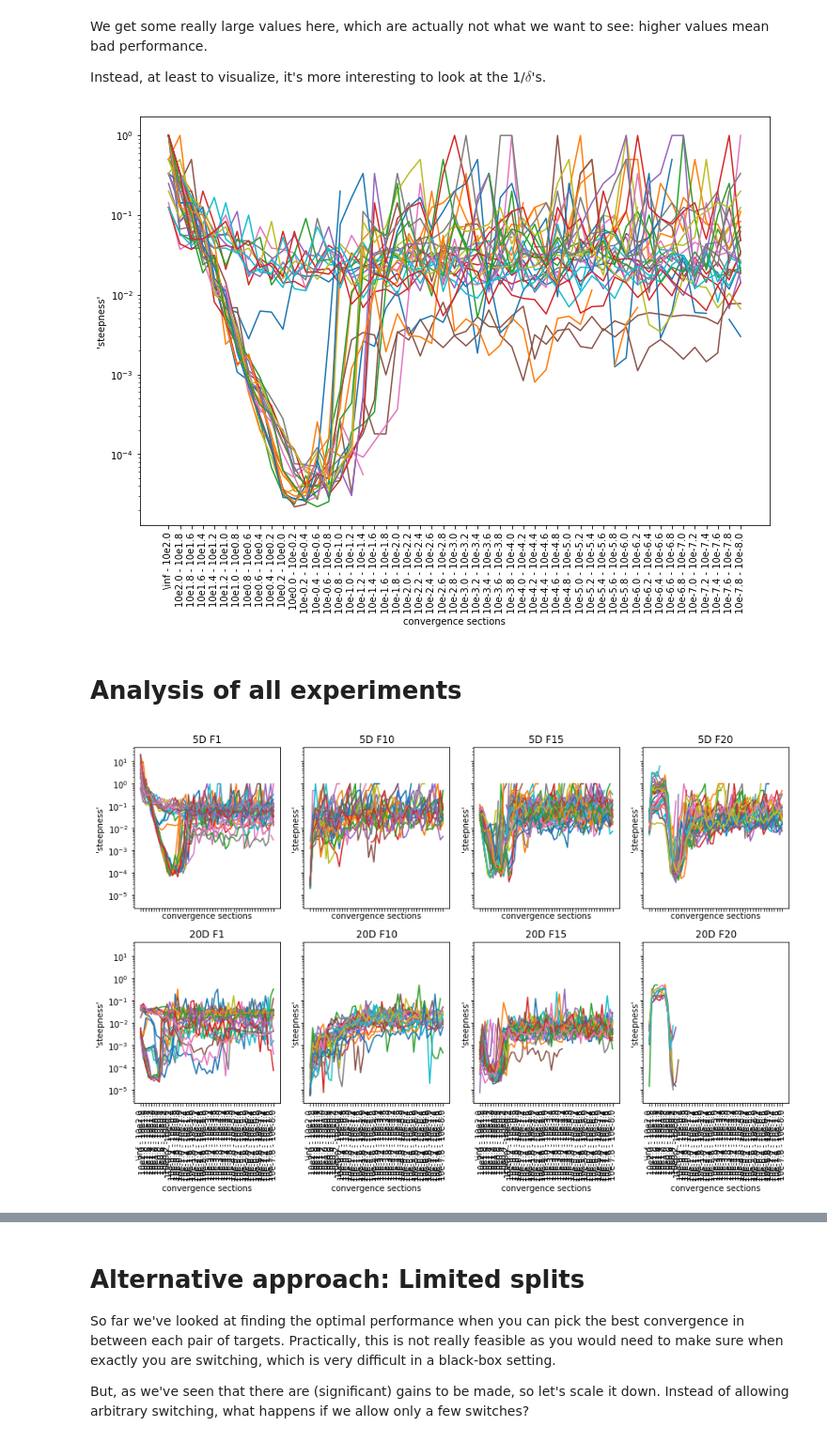
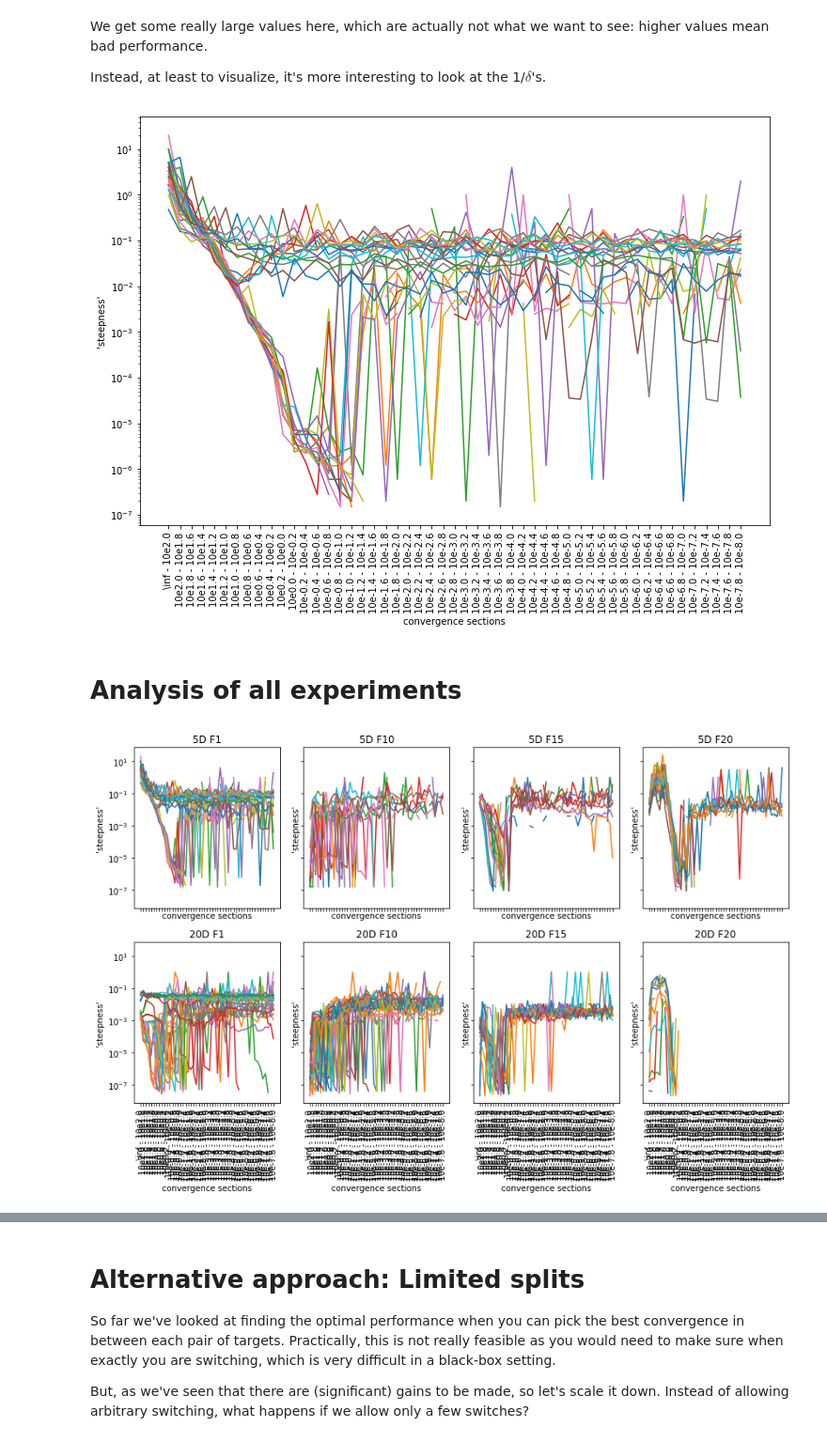
Before and after one commit to sjvrijn/adaptive-ES-configs, a Jupyter notebook: analysis.ipynb, the cells around one changed output, grey strips where cells are left out. Shown at 94% size. Drawn from its saved outputs; the diff is of its cells as text; code cells hidden in the pictures.

```diff
--- a/analysis.ipynb
+++ b/analysis.ipynb
@@ -180,6 +182,6 @@ def aggregateBy(df, aggregation):
     else:
         raise ValueError("Invalid choice for 'aggregation': {aggregation}")
 # %%
-# Then we can aggregate
-df_diff = aggregateByMax(absolutetodifferences(df))
-df_diff.head()
+# # Then we can aggregate
+# df_diff = aggregateByMax(absolutetodifferences(df))
+# df_diff.head()
@@ -263,7 +258,7 @@ plotOnAxis(subset, columns, ax, legend=False)
 plt.yscale('log')
 plt.show()
 # %% [output]
-[figure, old version]
+[figure, new version]
 # %%
 #SOME DEBUGGING INFO
 # idx = df_diff[columns[14]].nsmallest(1).axes[0]
@@ -287,18 +282,19 @@ full_data = {(ndim, fid): get_data(ndim=ndim, fid=fid) for ndim, fid in product(
 # %%
 # Because it's defined as a simple-to-use function, we can now plot this data for all available datasets
 fig, axes = plt.subplots(ncols=4, nrows=2, figsize=(12,8), sharex=True, sharey=True)
 
 for exp, ax in zip(product(ndims, fids), axes.flatten()):
     ndim, fid = exp
-    df_means = aggregateByMean(absolutetodifferences(full_data[(ndim, fid)]))
+#     df_means = aggregateByMean(absolutetodifferences(full_data[(ndim, fid)]))
+    df_means = absolutetodifferences(full_data[(ndim, fid)])
     subset = makecleaninverses(selectSmallestPerColumn(df_means, columns), columns)
     plotOnAxis(subset, columns, ax, title='{}D F{}'.format(ndim, fid), legend=False)
     ax.set_yscale('log')
 
 plt.tight_layout()
 plt.show()
 # %% [output]
-[figure, old version]
+[figure, new version]
 # %%
 df_diff = absolutetodifferences(get_data(ndim=5, fid=1))
 df_diff[columns] = df_diff[columns].replace(0, np.NaN)  # we replace 0 by NaN so they're automatically excluded
```
Also changed, not shown: parts of 36 cells of this notebook, 2 other files.
